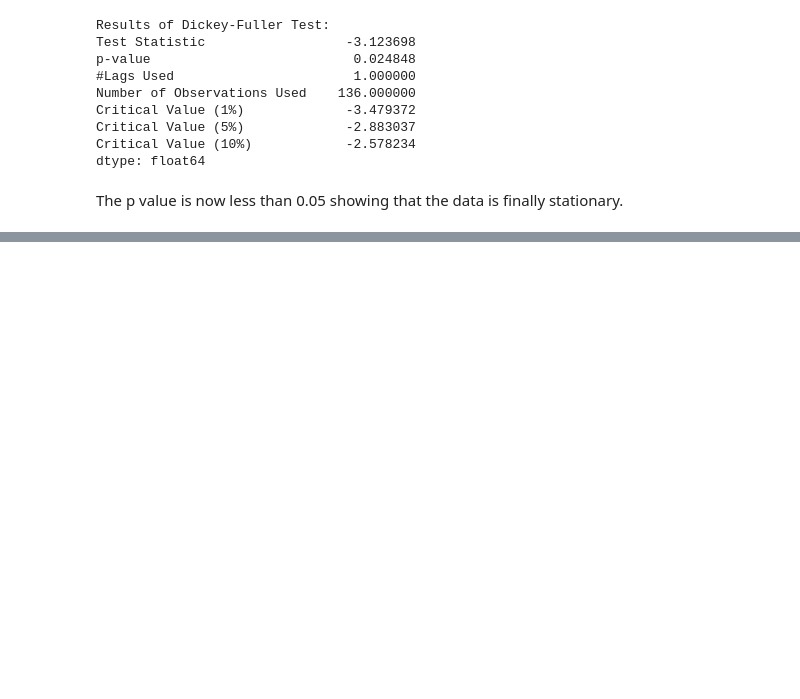
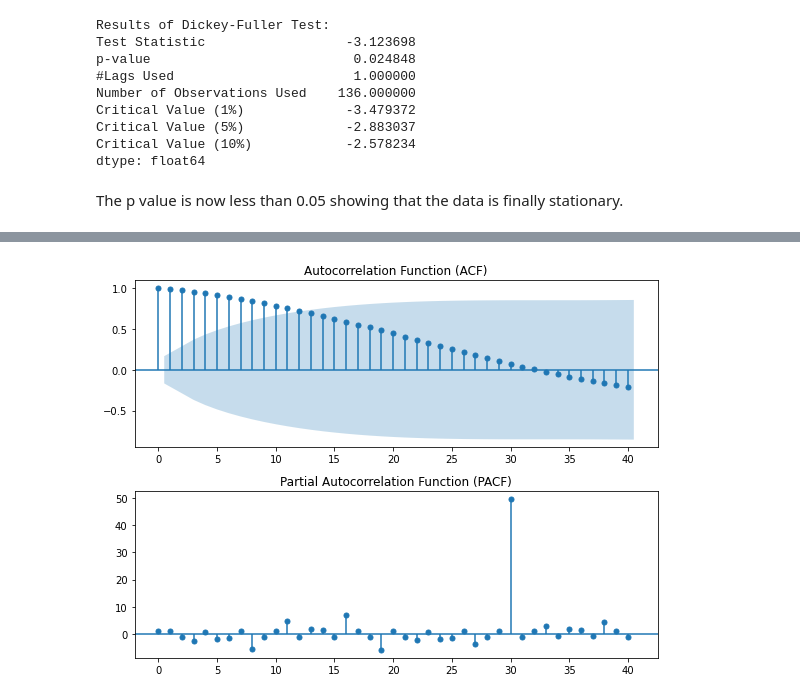
Before and after one commit to Derrick-wekesa/phase-4-project, a Jupyter notebook: student.ipynb, the cells around one changed output, grey strips where cells are left out. Cells and saved outputs as stored; diff of their text form; code cells hidden in the pictures; blank space fills up the shorter version.

```diff
--- a/student.ipynb
+++ b/student.ipynb
@@ -1037,0 +1070,13 @@ data_diff = train_set.diff(periods=48).dropna()
+# %%
+def plot_acf_pacf(data):
+    fig, axes = plt.subplots(nrows=2, ncols=1, figsize=(8, 6))
+    plot_acf(data, ax=axes[0], lags=40)
+    plot_pacf(data, ax=axes[1], lags=40)
+    axes[0].set_title('Autocorrelation Function (ACF)', fontsize=12)
+    axes[1].set_title('Partial Autocorrelation Function (PACF)', fontsize=12)
+    plt.tight_layout()
+    plt.show()
+
+plot_acf_pacf(data_diff)
+# %% [output]
+[figure, added]
```
Also changed, not shown: parts of 8 cells of this notebook.
